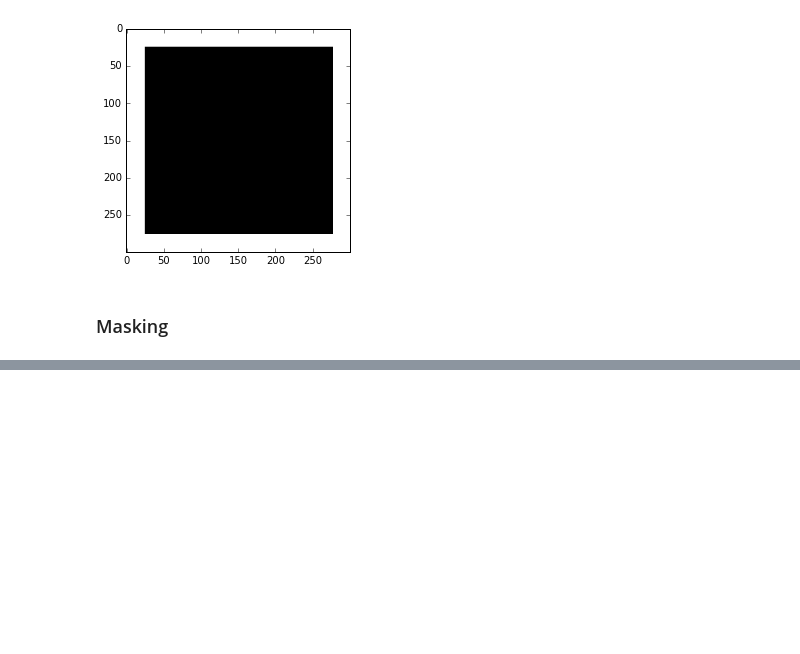
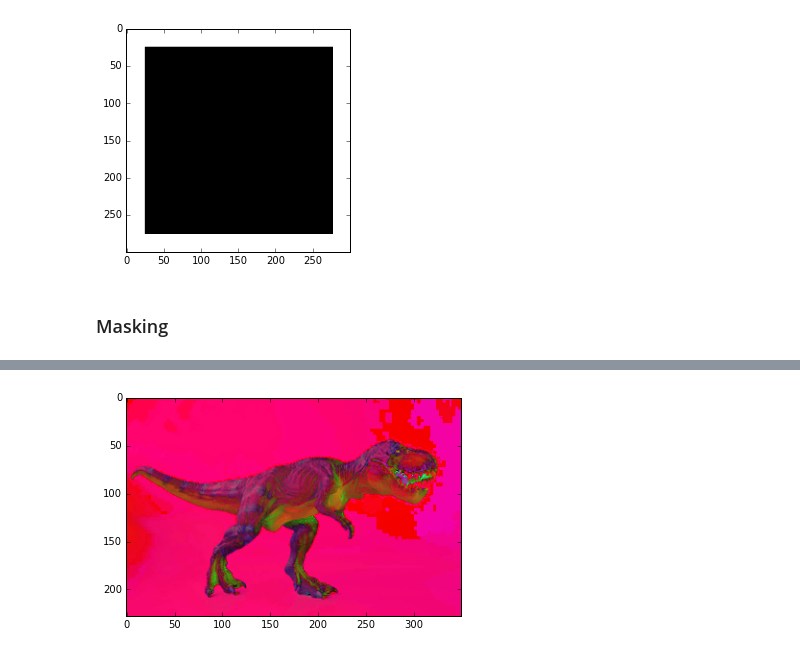
Before and after one commit to Bugnon/oc-2017, a Jupyter notebook: exam/Benoit_OpenCV.ipynb, the cells around one changed output, grey strips where cells are left out. Cells and saved outputs as stored; diff of their text form; code cells hidden in the pictures; blank space fills up the shorter version.

```diff
--- a/exam/Benoit_OpenCV.ipynb
+++ b/exam/Benoit_OpenCV.ipynb
@@ -390,0 +453,8 @@ show(bitwiseNot)
+# %%
+# Exemple:
+img13 = cv2.imread('trex.png')
+
+img13 = cv2.cvtColor(img13, cv2.COLOR_BGR2HSV)
+show(img13)
+# %% [output]
+[figure, added]
```
Also changed, not shown: parts of 49 cells of this notebook.
